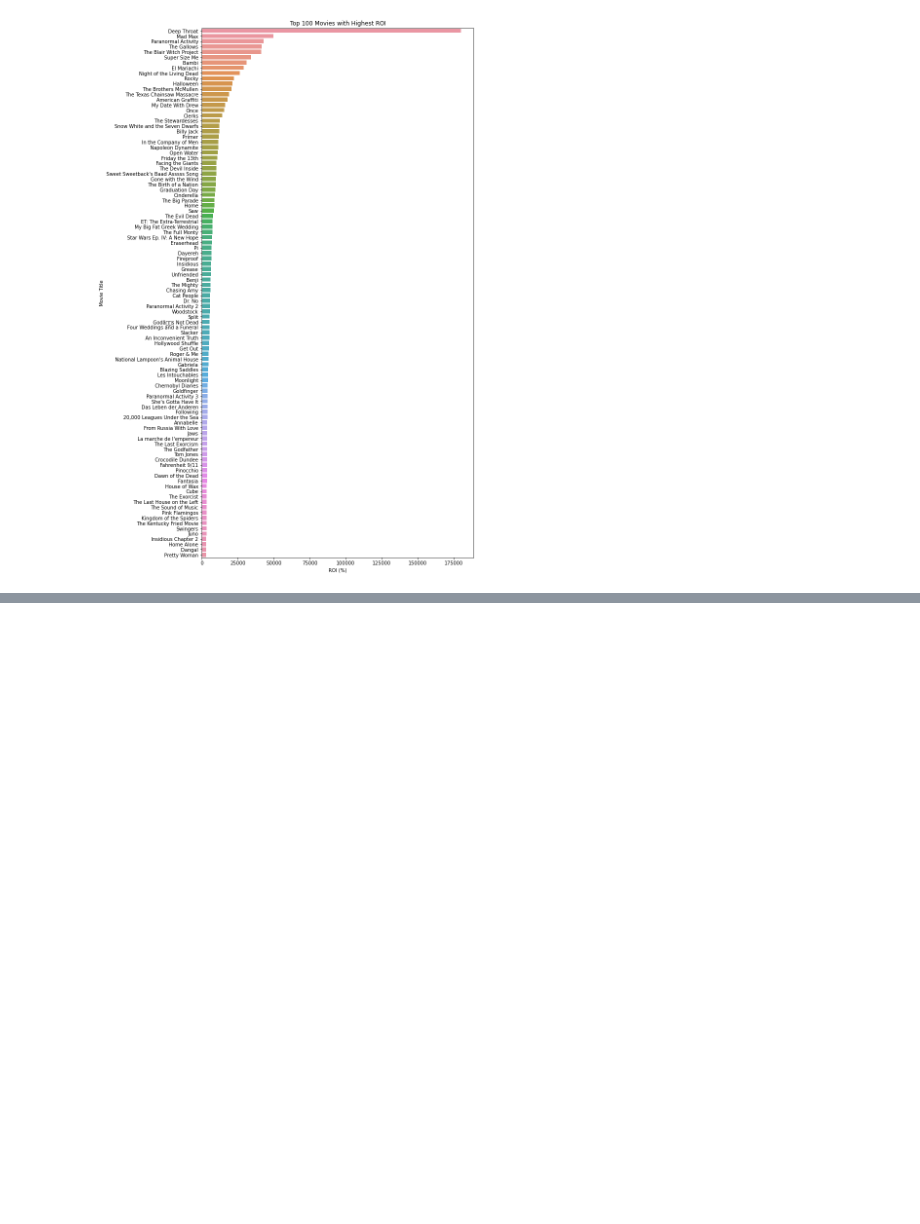
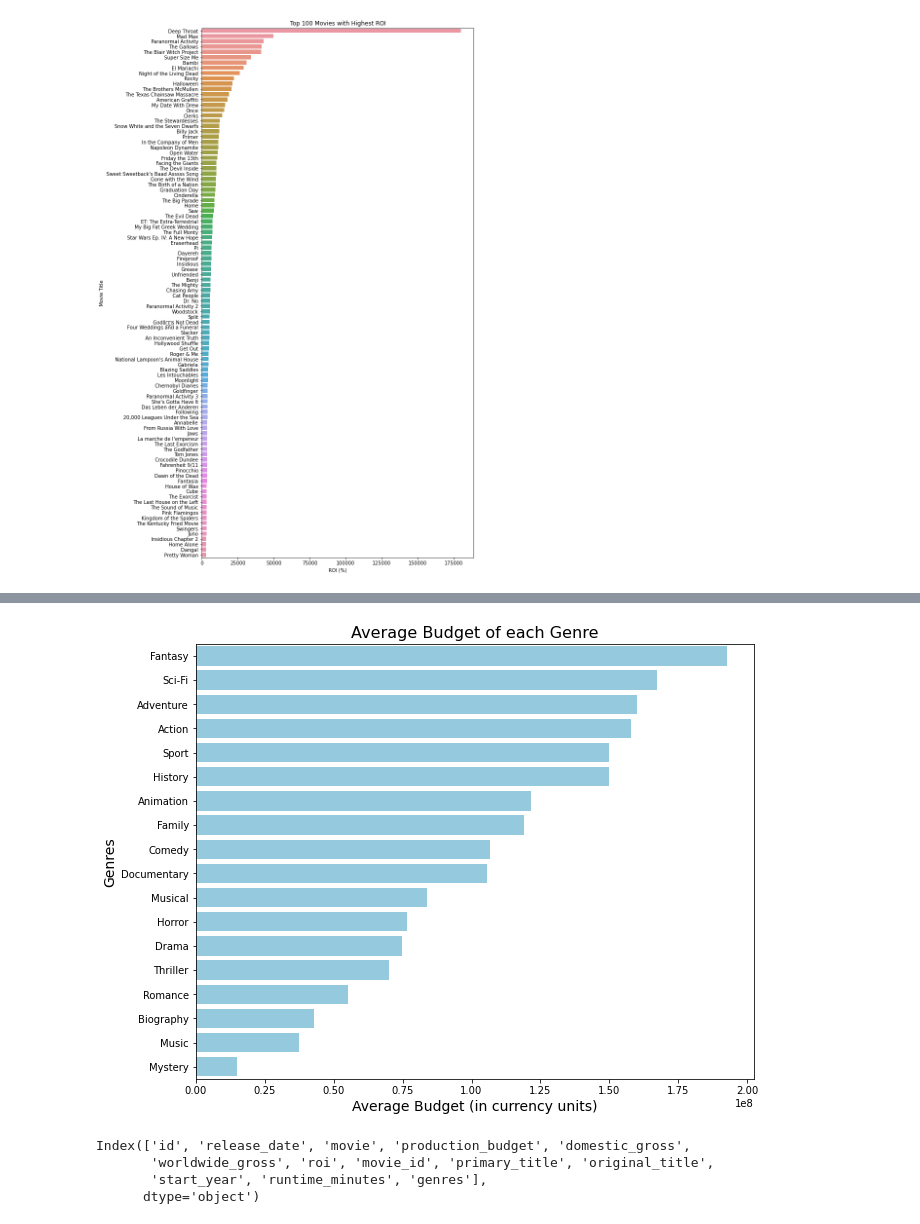
Before and after one commit to owenml/dsc-phase-2-project-v3, a Jupyter notebook: student.ipynb, the cells around one changed output, grey strips where cells are left out. Cells and saved outputs as stored; diff of their text form; code cells hidden in the pictures; blank space fills up the shorter version.

```diff
--- a/student.ipynb
+++ b/student.ipynb
@@ -160,0 +206,33 @@ plt.show()
+# %%
+# Sort the DataFrame in descending order by 'Average Budget'
+average_budget_df = average_budget_df.sort_values('Average Budget', ascending=False)
+
+# Plot the data
+plt.figure(figsize=(10,8))
+sns.barplot(y='Genre', x='Average Budget', data=average_budget_df, ci=None, color='skyblue')
+
+# Add labels and title
+plt.xlabel('Average Budget (in currency units)', fontsize=14)
+plt.ylabel('Genres', fontsize=14)
+plt.title('Average Budget of each Genre', fontsize=16)
+
+# Display the plot
+plt.show()
+# %% [output]
+[figure, added]
+# %%
+# Strip whitespaces from movie titles
+df_budgets['movie'] = df_budgets['movie'].str.strip()
+df_movie_basics['primary_title'] = df_movie_basics['primary_title'].str.strip()
+
+# Merge on movie title
+roi_genres_budget_df = pd.merge(df_budgets, df_movie_basics, how='inner',
+                                left_on='movie', right_on='primary_title')
+
+# Check if the merge is successful
+print(roi_genres_budget_df.columns)
+# %% [output]
+Index(['id', 'release_date', 'movie', 'production_budget', 'domestic_gross',
+       'worldwide_gross', 'roi', 'movie_id', 'primary_title', 'original_title',
+       'start_year', 'runtime_minutes', 'genres'],
+      dtype='object')
```
Also changed, not shown: parts of 20 cells of this notebook.
